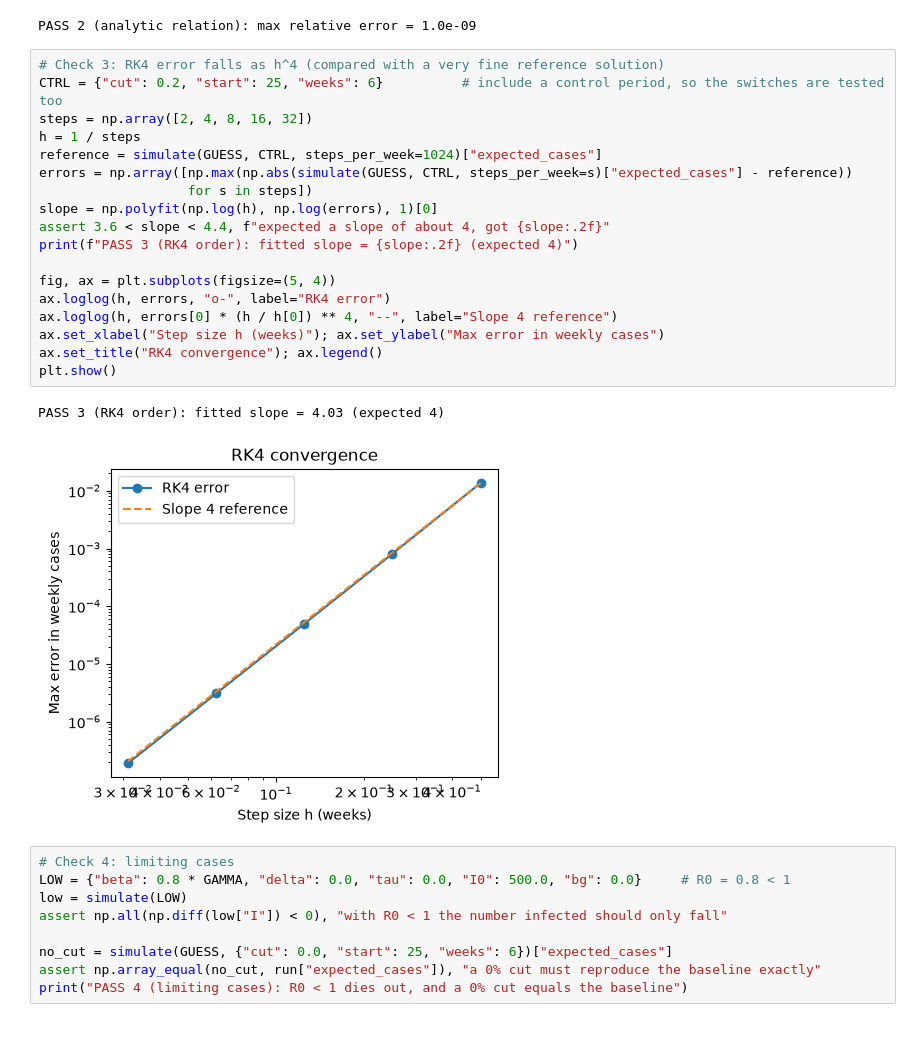
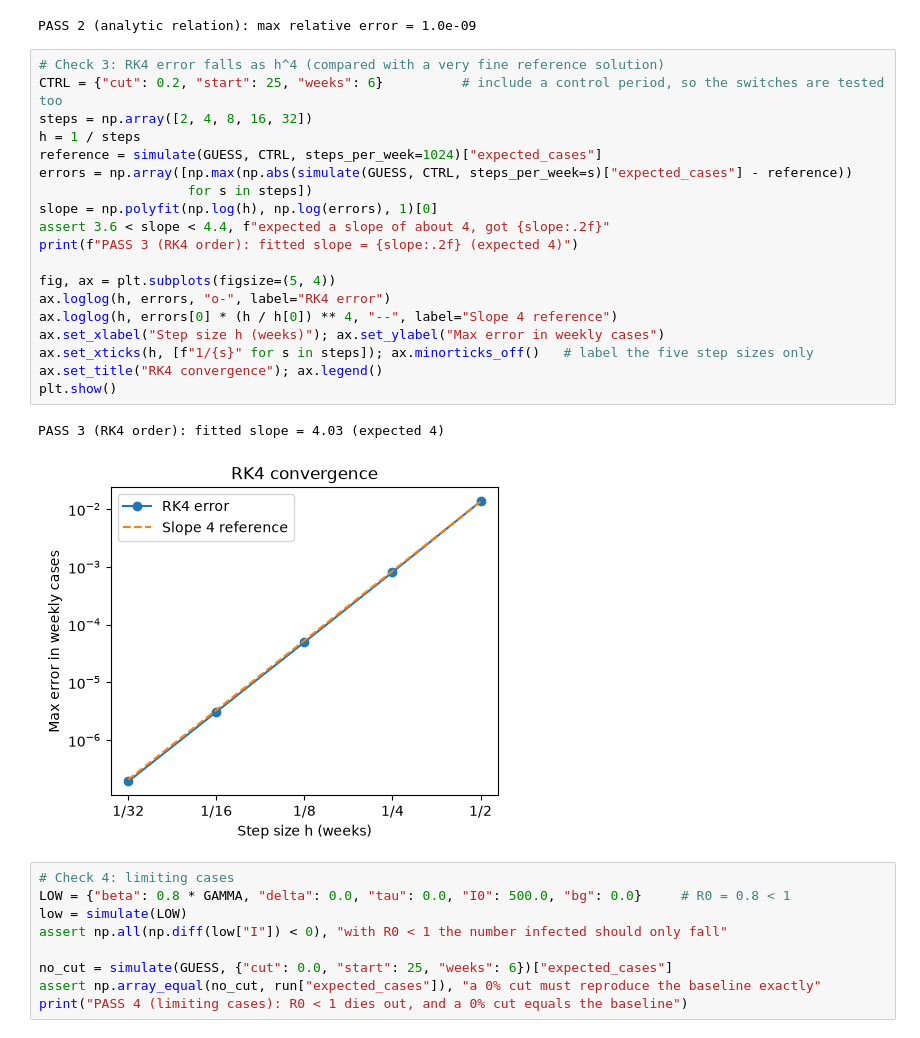
Before and after one commit to geethsenaviratne/dengue-sir-mcmc-colombo, a Jupyter notebook: notebook/dengue-sir-mcmc-colombo.ipynb, the cells around one changed output. Saved outputs shown, nothing was run; the diff lists cells and outputs as text.

Commit message:
Add result figures and tidy the RK4 convergence axis

```diff
--- a/notebook/dengue-sir-mcmc-colombo.ipynb
+++ b/notebook/dengue-sir-mcmc-colombo.ipynb
@@ -346,24 +346,25 @@ PASS 2 (analytic relation): max relative error = 1.0e-09
 # %%
 # Check 3: RK4 error falls as h^4 (compared with a very fine reference solution)
 CTRL = {"cut": 0.2, "start": 25, "weeks": 6}          # include a control period, so the switches are tested too
 steps = np.array([2, 4, 8, 16, 32])
 h = 1 / steps
 reference = simulate(GUESS, CTRL, steps_per_week=1024)["expected_cases"]
 errors = np.array([np.max(np.abs(simulate(GUESS, CTRL, steps_per_week=s)["expected_cases"] - reference))
                    for s in steps])
 slope = np.polyfit(np.log(h), np.log(errors), 1)[0]
 assert 3.6 < slope < 4.4, f"expected a slope of about 4, got {slope:.2f}"
 print(f"PASS 3 (RK4 order): fitted slope = {slope:.2f} (expected 4)")
 
 fig, ax = plt.subplots(figsize=(5, 4))
 ax.loglog(h, errors, "o-", label="RK4 error")
 ax.loglog(h, errors[0] * (h / h[0]) ** 4, "--", label="Slope 4 reference")
 ax.set_xlabel("Step size h (weeks)"); ax.set_ylabel("Max error in weekly cases")
+ax.set_xticks(h, [f"1/{s}" for s in steps]); ax.minorticks_off()   # label the five step sizes only
 ax.set_title("RK4 convergence"); ax.legend()
 plt.show()
 # %% [output]
 PASS 3 (RK4 order): fitted slope = 4.03 (expected 4)
-[figure, old version]
+[figure, new version]
 # %%
 # Check 4: limiting cases
 LOW = {"beta": 0.8 * GAMMA, "delta": 0.0, "tau": 0.0, "I0": 500.0, "bg": 0.0}     # R0 = 0.8 < 1
```
Also changed, not shown: parts of 2 cells of this notebook, 5 other files.
